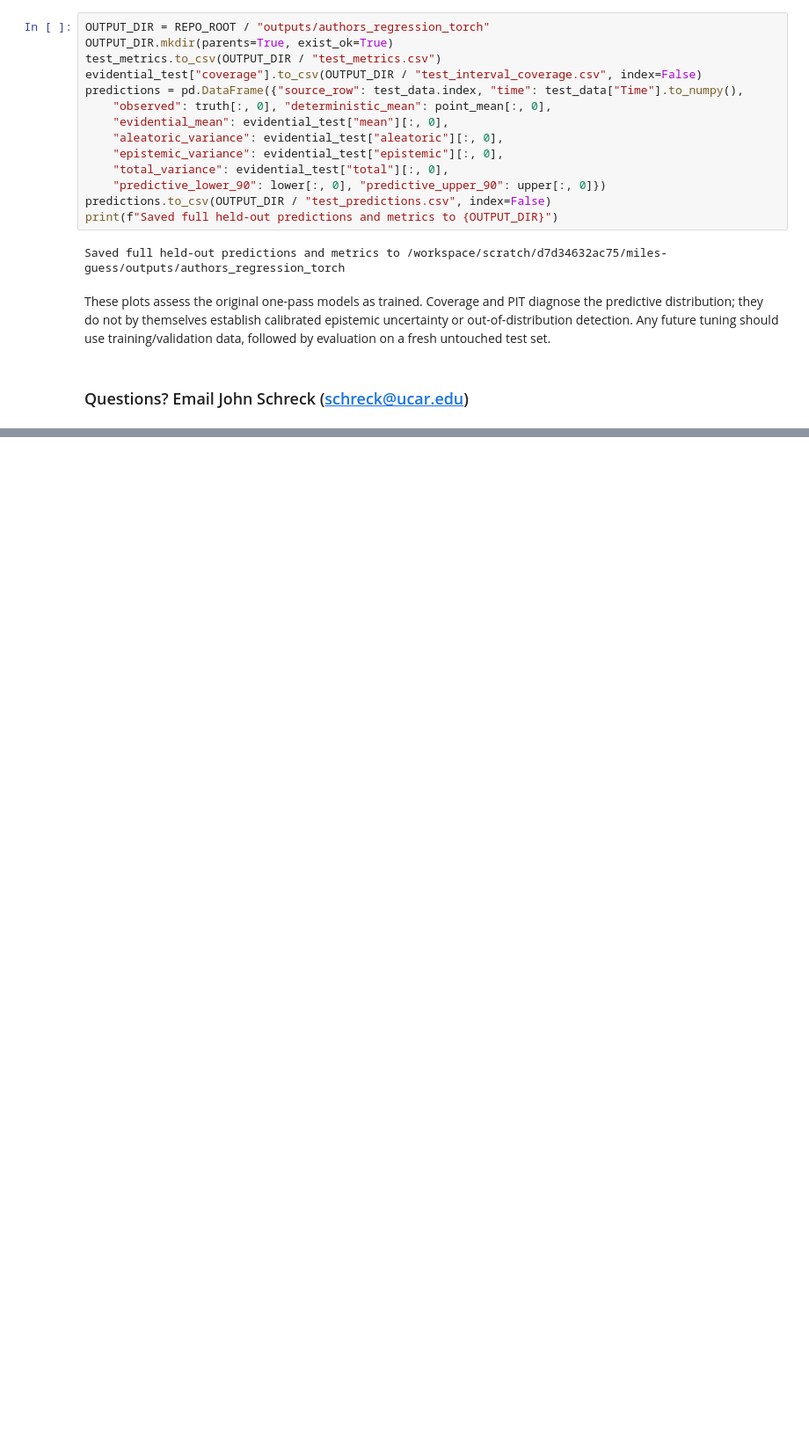
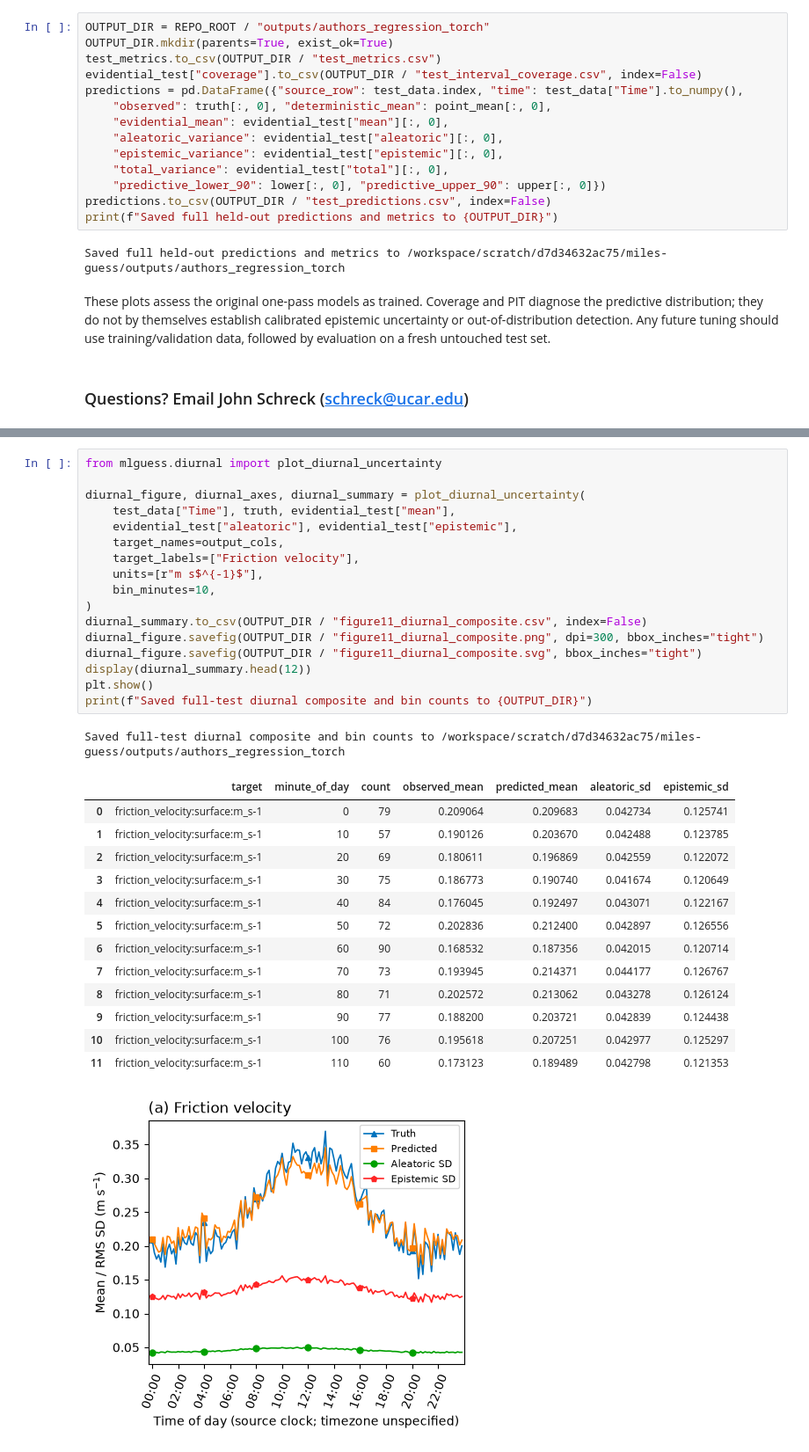
Before and after one commit to Pongpisit-Thanasutives/miles-guess, a Jupyter notebook: notebooks/regression_example_torch.ipynb, the cells around one changed output, grey strips where cells are left out. Shown at 88% size. Cells and saved outputs as stored; diff of their text form; blank space fills up the shorter version.

```diff
--- a/notebooks/regression_example_torch.ipynb
+++ b/notebooks/regression_example_torch.ipynb
@@ -308,0 +335,33 @@ These plots assess the original one-pass models as trained. Coverage and PIT dia
+# %%
+from mlguess.diurnal import plot_diurnal_uncertainty
+
+diurnal_figure, diurnal_axes, diurnal_summary = plot_diurnal_uncertainty(
+    test_data["Time"], truth, evidential_test["mean"],
+    evidential_test["aleatoric"], evidential_test["epistemic"],
+    target_names=output_cols,
+    target_labels=["Friction velocity"],
+    units=[r"m s$^{-1}$"],
+    bin_minutes=10,
+)
+diurnal_summary.to_csv(OUTPUT_DIR / "figure11_diurnal_composite.csv", index=False)
+diurnal_figure.savefig(OUTPUT_DIR / "figure11_diurnal_composite.png", dpi=300, bbox_inches="tight")
+diurnal_figure.savefig(OUTPUT_DIR / "figure11_diurnal_composite.svg", bbox_inches="tight")
+display(diurnal_summary.head(12))
+plt.show()
+print(f"Saved full-test diurnal composite and bin counts to {OUTPUT_DIR}")
+# %% [output]
+Saved full-test diurnal composite and bin counts to /workspace/scratch/d7d34632ac75/miles-guess/outputs/authors_regression_torch
+|  | target | minute_of_day | count | observed_mean | predicted_mean | aleatoric_sd | epistemic_sd |
+| 0 | friction_velocity:surface:m_s-1 | 0 | 79 | 0.209064 | 0.209683 | 0.042734 | 0.125741 |
+| 1 | friction_velocity:surface:m_s-1 | 10 | 57 | 0.190126 | 0.203670 | 0.042488 | 0.123785 |
+| 2 | friction_velocity:surface:m_s-1 | 20 | 69 | 0.180611 | 0.196869 | 0.042559 | 0.122072 |
+| 3 | friction_velocity:surface:m_s-1 | 30 | 75 | 0.186773 | 0.190740 | 0.041674 | 0.120649 |
+| 4 | friction_velocity:surface:m_s-1 | 40 | 84 | 0.176045 | 0.192497 | 0.043071 | 0.122167 |
+| 5 | friction_velocity:surface:m_s-1 | 50 | 72 | 0.202836 | 0.212400 | 0.042897 | 0.126556 |
+| 6 | friction_velocity:surface:m_s-1 | 60 | 90 | 0.168532 | 0.187356 | 0.042015 | 0.120714 |
+| 7 | friction_velocity:surface:m_s-1 | 70 | 73 | 0.193945 | 0.214371 | 0.044177 | 0.126767 |
+| 8 | friction_velocity:surface:m_s-1 | 80 | 71 | 0.202572 | 0.213062 | 0.043278 | 0.126124 |
+| 9 | friction_velocity:surface:m_s-1 | 90 | 77 | 0.188200 | 0.203721 | 0.042839 | 0.124438 |
+| 10 | friction_velocity:surface:m_s-1 | 100 | 76 | 0.195618 | 0.207251 | 0.042977 | 0.125297 |
+| 11 | friction_velocity:surface:m_s-1 | 110 | 60 | 0.173123 | 0.189489 | 0.042798 | 0.121353 |
+[figure, added]
```
Also changed, not shown: parts of 4 cells of this notebook, 53 other files.
